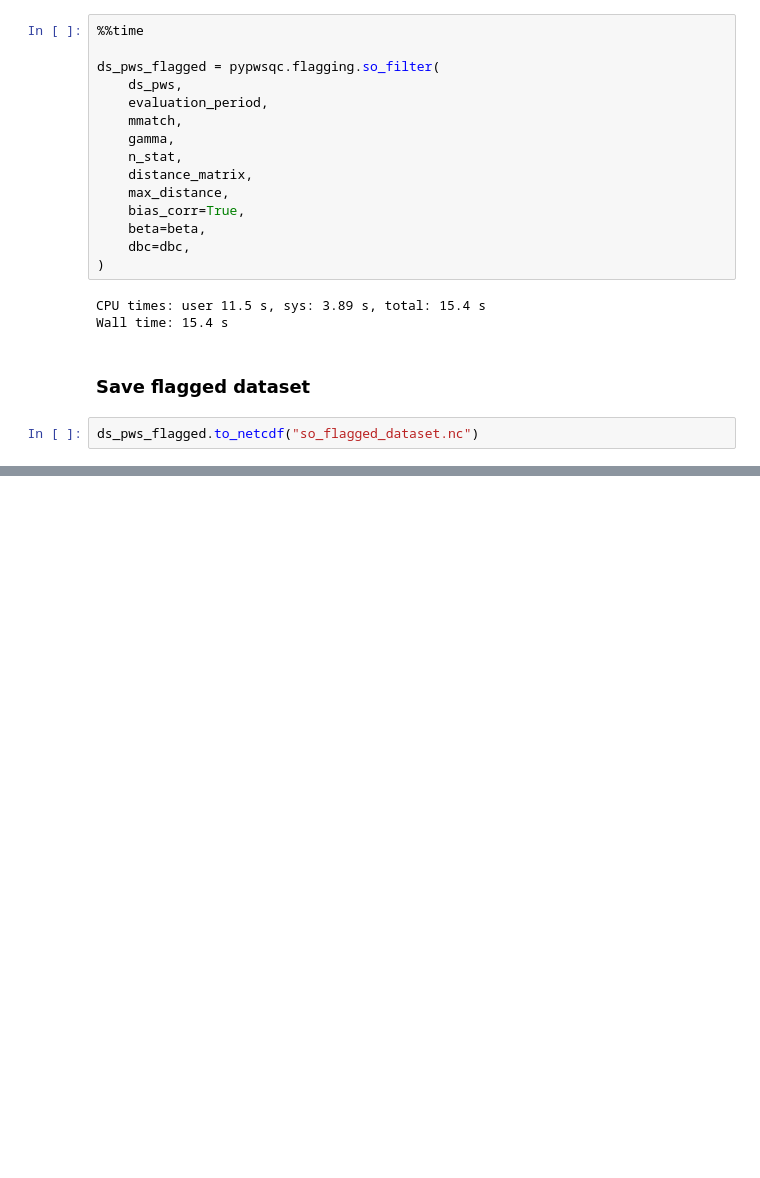
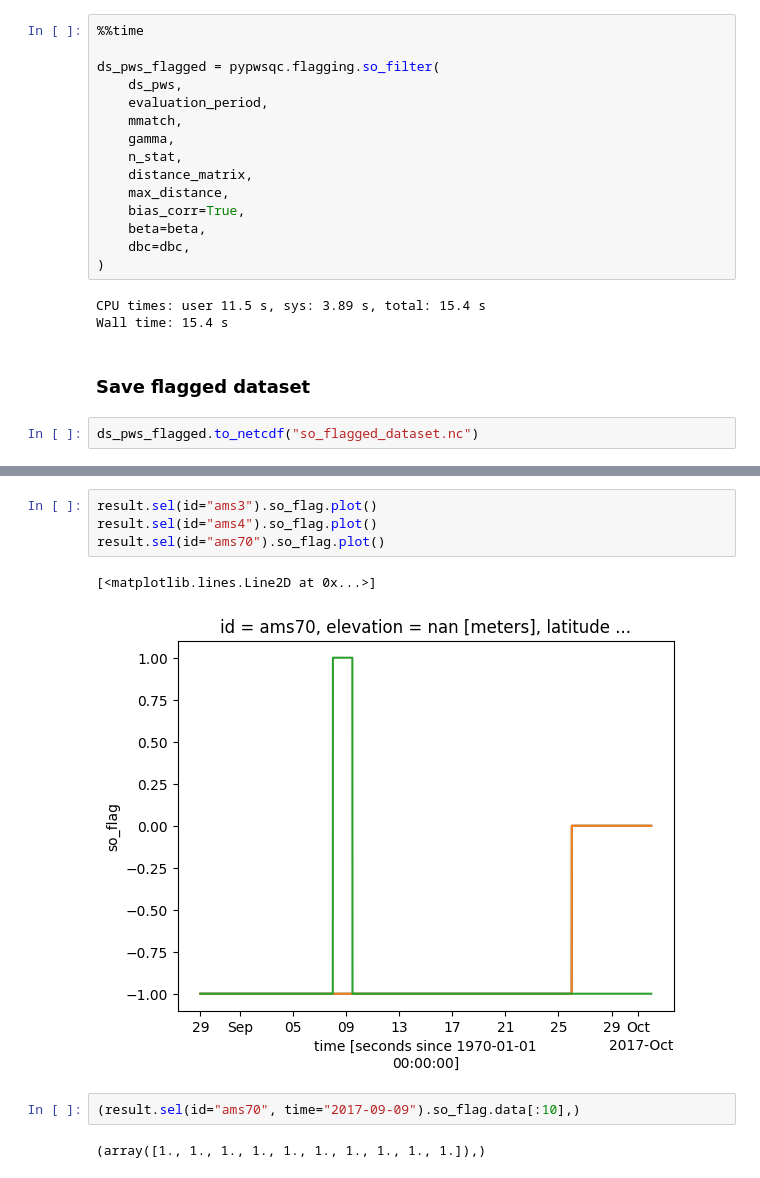
Before and after one commit to OpenSenseAction/pypwsqc, a Jupyter notebook: docs/notebooks/Station_Outlier_filter.ipynb, the cells around one changed output, grey strips where cells are left out. Saved outputs shown, nothing was run; the diff lists cells and outputs as text; blank space fills up the shorter version.

```diff
--- a/docs/notebooks/Station_Outlier_filter.ipynb
+++ b/docs/notebooks/Station_Outlier_filter.ipynb
@@ -148,0 +192,11 @@ ds_pws_flagged.to_netcdf("so_flagged_dataset.nc")
+# %%
+result.sel(id="ams3").so_flag.plot()
+result.sel(id="ams4").so_flag.plot()
+result.sel(id="ams70").so_flag.plot()
+# %% [output]
+[<matplotlib.lines.Line2D at 0x...>]
+[figure, added]
+# %%
+(result.sel(id="ams70", time="2017-09-09").so_flag.data[:10],)
+# %% [output]
+(array([1., 1., 1., 1., 1., 1., 1., 1., 1., 1.]),)
```
Also changed, not shown: parts of 6 cells of this notebook, 2 other files.
